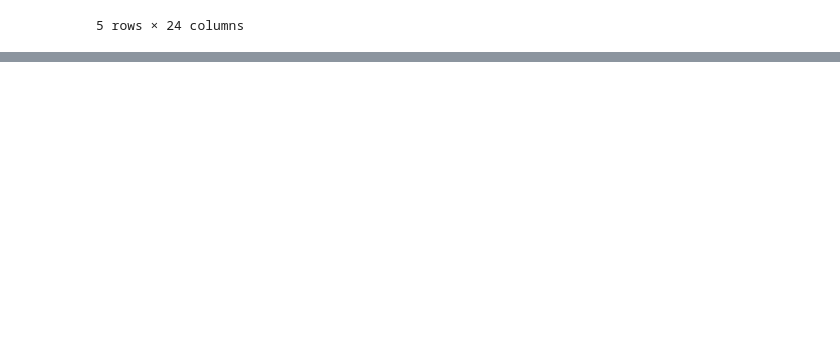
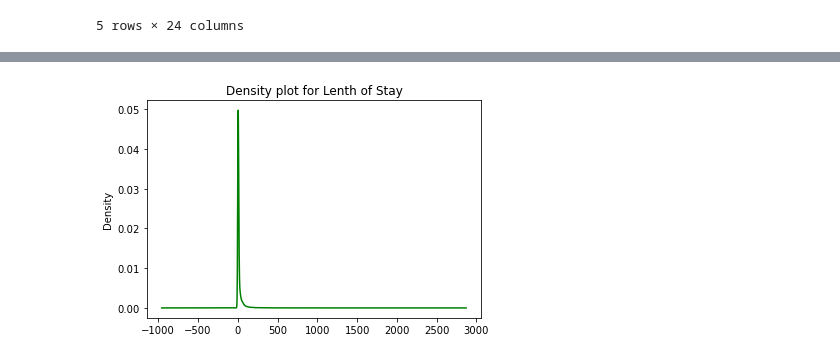
Before and after one commit to M-Outlaw/BootCamp-Mod-20-Animal_Shelter_Analysis, a Jupyter notebook: Multiple_Intakes.ipynb, the cells around one changed output, grey strips where cells are left out. Cells and saved outputs as stored; diff of their text form; code cells hidden in the pictures; blank space fills up the shorter version.

```diff
--- a/Multiple_Intakes.ipynb
+++ b/Multiple_Intakes.ipynb
@@ -114,0 +136,6 @@ df.to_csv('duplicate_animal_id.csv')
+# %%
+df.Length_of_Stay.plot.density(color='green')
+plt.title('Density plot for Lenth of Stay')
+plt.show()
+# %% [output]
+[figure, added]
```
Also changed, not shown: parts of 17 cells of this notebook.
